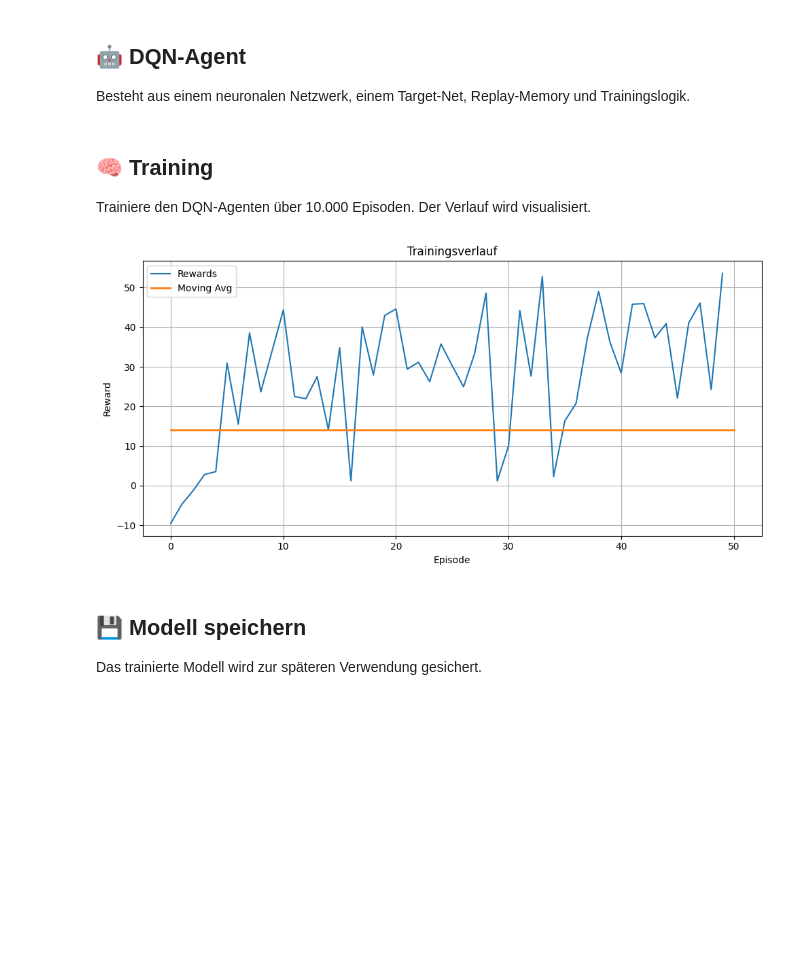
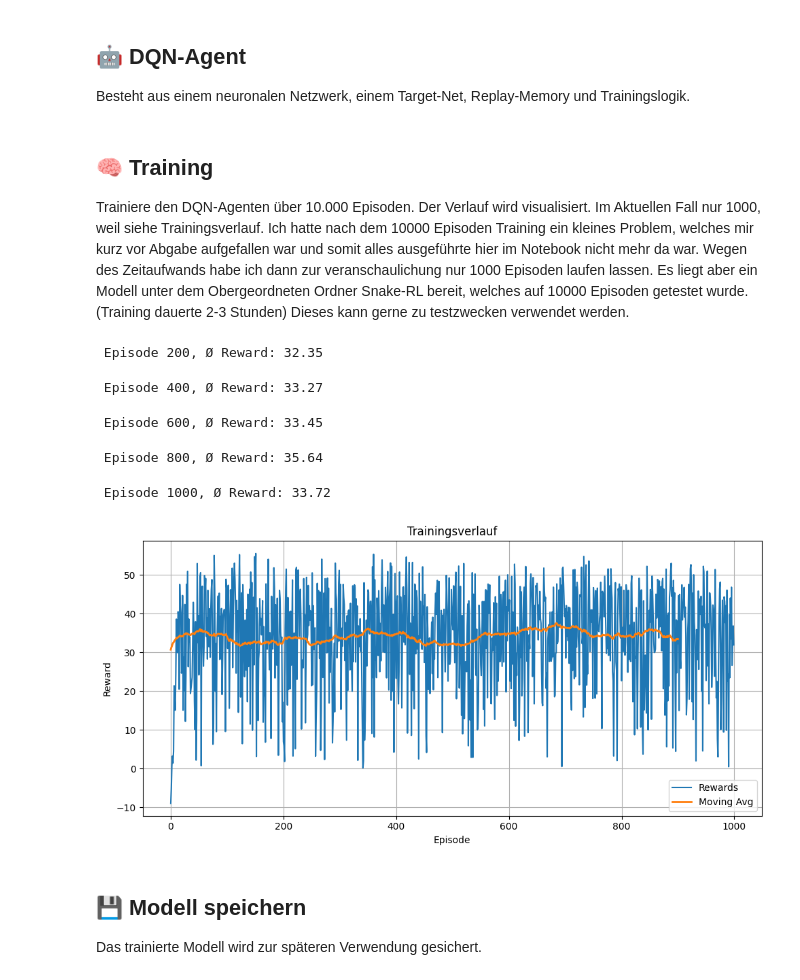
Before and after one commit to nilsloomans/Snake-RL, a Jupyter notebook: DQN/DQN.ipynb, the cells around one changed output. Cells and saved outputs as stored; diff of their text form; code cells hidden in the pictures; blank space fills up the shorter version.

Commit message:
Kommentare für die Notebooks

```diff
--- a/DQN/DQN.ipynb
+++ b/DQN/DQN.ipynb
@@ -348,52 +396,70 @@ class DQNAgent:
         self.model.eval()
 # %% [markdown]
 ## 🧠 Training
-Trainiere den DQN-Agenten über 10.000 Episoden. Der Verlauf wird visualisiert.
+Trainiere den DQN-Agenten über 10.000 Episoden. Der Verlauf wird visualisiert. Im Aktuellen Fall nur 1000, weil siehe Trainingsverlauf. Ich hatte nach dem 10000 Episoden Training ein kleines Problem, welches mir kurz vor Abgabe aufgefallen war und somit alles ausgeführte hier im Notebook nicht mehr da war. Wegen des Zeitaufwands habe ich dann zur veranschaulichung nur 1000 Episoden laufen lassen. Es liegt aber ein Modell unter dem Obergeordneten Ordner Snake-RL bereit, welches auf 10000 Episoden getestet wurde. (Training dauerte 2-3 Stunden) Dieses kann gerne zu testzwecken verwendet werden.
 # %%
-EPISODES = 50
-MAX_STEPS = 500
-PLOT_EVERY = 200
+# Trainingsparameter
+EPISODES = 1000         # Anzahl Trainingsdurchläufe
+MAX_STEPS = 500       # maximale Schritte pro Episode
+PLOT_EVERY = 200      # Ausgabefrequenz (nicht kritisch bei wenigen Episoden)
 
+# Umgebung und Agent initialisieren
 env = SnakeGame()
 agent = DQNAgent()
-scores = []
+scores = []  # speichert Rewards pro Episode
 
+# Trainingsloop
 for episode in trange(EPISODES, desc="Training"):
     state = env.reset()
     total_reward = 0
 
+    # Spielschleife
     for _ in range(MAX_STEPS):
+        # Aktion wählen (ε-greedy)
         action = agent.choose_action(state)
+
+        # Schritt in der Umgebung ausführen
         next_state, reward, done, _ = env.step(action)
+
+        # Erfahrung speichern und Training durchführen
         agent.remember(state, action, reward, next_state, done)
         agent.train_step()
+
         state = next_state
         total_reward += reward
+
         if done:
-            break
+            break  # Spiel ist vorbei
 
     scores.append(total_reward)
 
+    # Optional: zwischendurch Auswertung anzeigen
     if (episode + 1) % PLOT_EVERY == 0:
         avg = np.mean(scores[-PLOT_EVERY:])
-        print(f"📈 Episode {episode+1}, Ø Reward: {avg:.2f}")
+        print(f" Episode {episode+1}, Ø Reward: {avg:.2f}")
 
-# Plot
+# Funktion zum Glätten der Trainingskurve
 def moving_average(data, window=100):
     return np.convolve(data, np.ones(window)/window, mode="valid")
 
+# Visualisierung des Trainingsverlaufs
 plt.figure(figsize=(10, 5))
 plt.plot(scores, label="Rewards")
 plt.plot(moving_average(scores), label="Moving Avg", linewidth=2)
 plt.xlabel("Episode")
 plt.ylabel("Reward")
 plt.title("Trainingsverlauf")
 plt.grid(True)
 plt.legend()
 plt.tight_layout()
 plt.show()
 # %% [output]
+ Episode 200, Ø Reward: 32.35
+ Episode 400, Ø Reward: 33.27
+ Episode 600, Ø Reward: 33.45
+ Episode 800, Ø Reward: 35.64
+ Episode 1000, Ø Reward: 33.72
-[figure, old version]
+[figure, new version]
 # %% [markdown]
 ## 💾 Modell speichern
 Das trainierte Modell wird zur späteren Verwendung gesichert.
```
Also changed, not shown: parts of 5 cells of this notebook, 1 other file.
